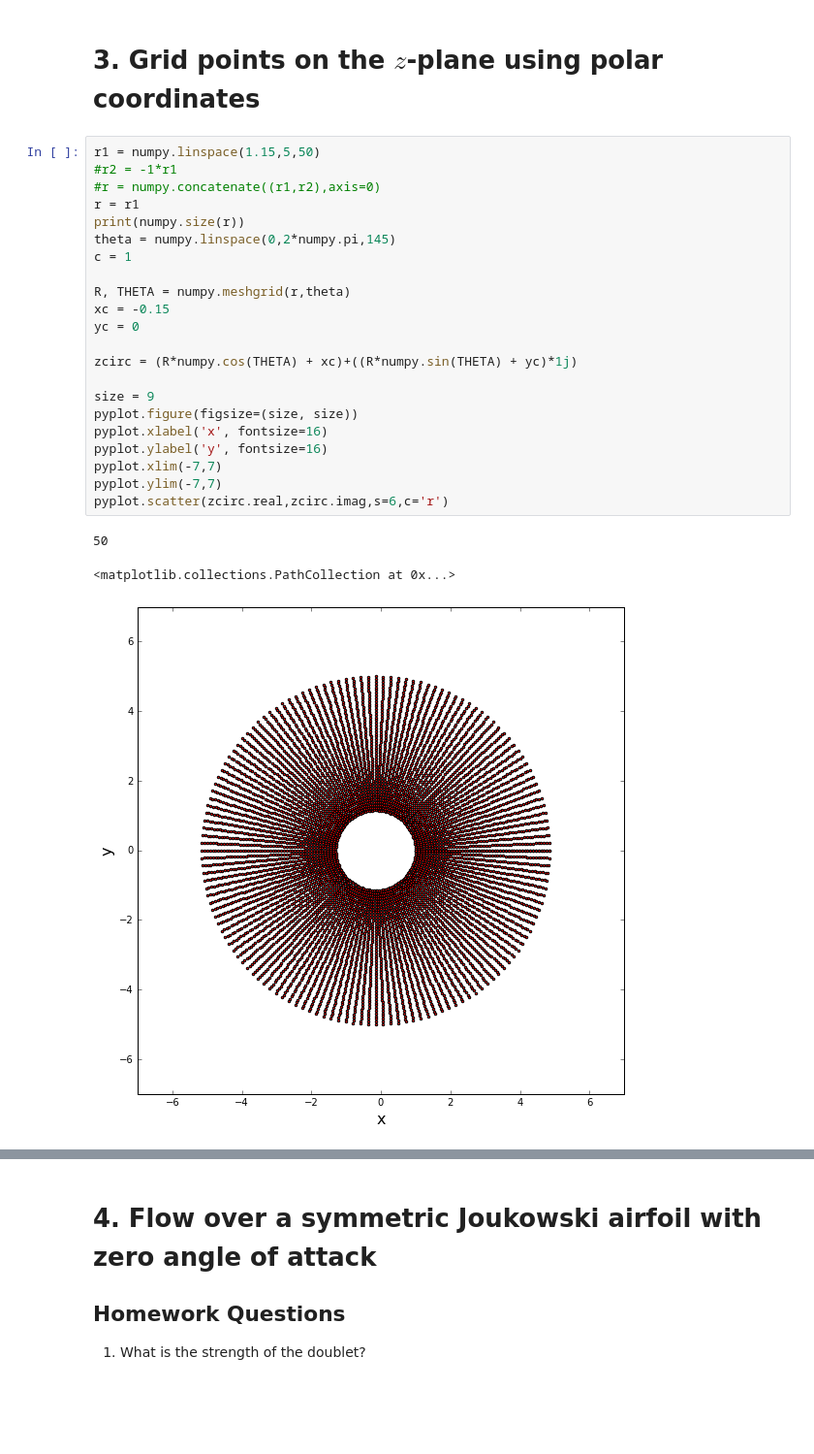
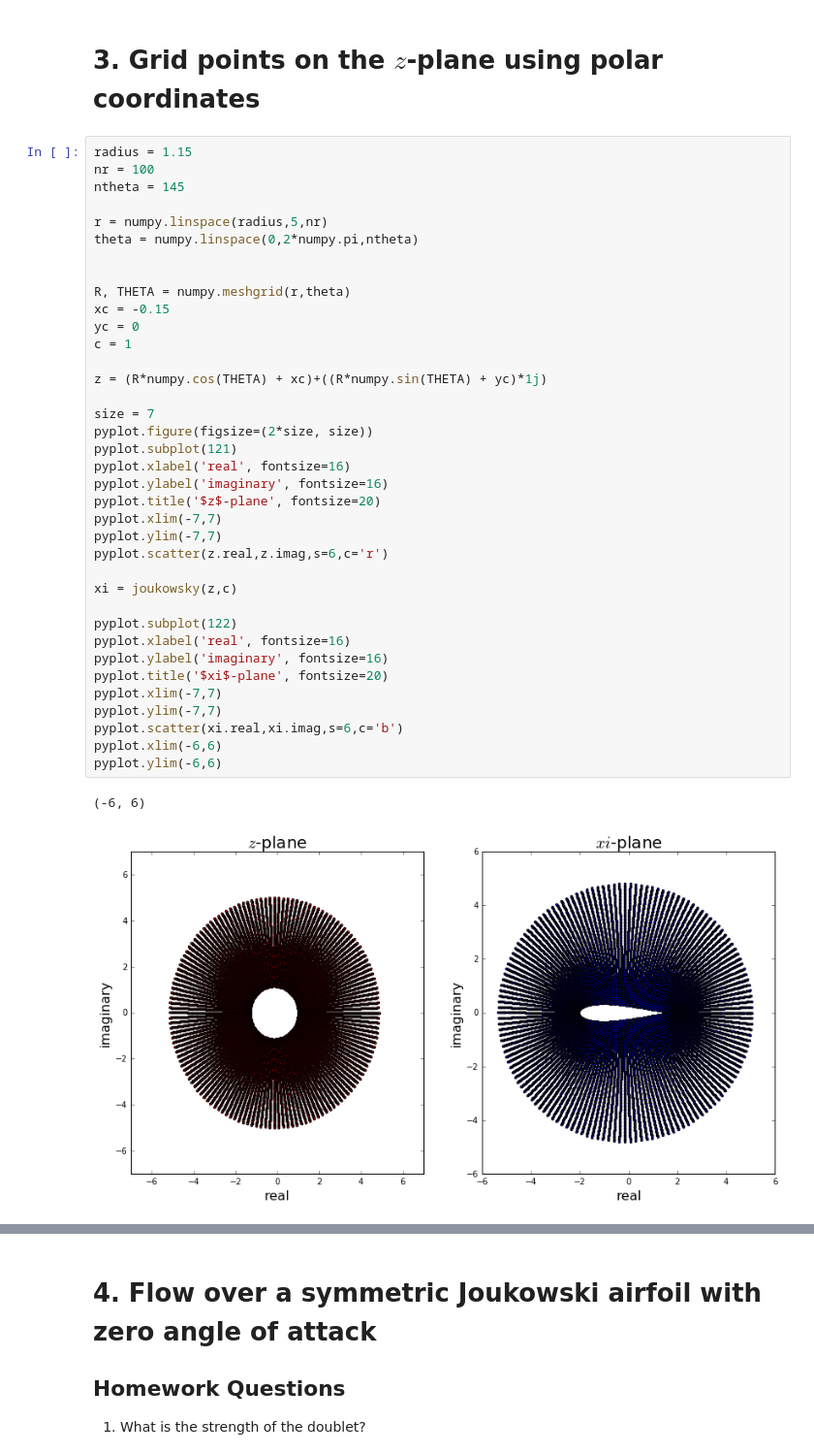
Before and after one commit to lpgleaves/mae6226-workspace, a Jupyter notebook: 06_Assignment_working.ipynb, the cells around one changed output, grey strips where cells are left out. Shown at 97% size. Saved outputs shown, nothing was run; the diff lists cells and outputs as text; blank space fills up the shorter version.

```diff
--- a/06_Assignment_working.ipynb
+++ b/06_Assignment_working.ipynb
@@ -98,28 +100,42 @@ pyplot.ylim(-3,3)
 # %% [markdown]
 # 3. Grid points on the $z$-plane using polar coordinates
 # %%
-r1 = numpy.linspace(1.15,5,50)
-#r2 = -1*r1
-#r = numpy.concatenate((r1,r2),axis=0)
-r = r1
-print(numpy.size(r))
-theta = numpy.linspace(0,2*numpy.pi,145)
-c = 1
+radius = 1.15
+nr = 100
+ntheta = 145
+
+r = numpy.linspace(radius,5,nr)
+theta = numpy.linspace(0,2*numpy.pi,ntheta)
+
 
 R, THETA = numpy.meshgrid(r,theta)
 xc = -0.15
 yc = 0
+c = 1
 
-zcirc = (R*numpy.cos(THETA) + xc)+((R*numpy.sin(THETA) + yc)*1j)
+z = (R*numpy.cos(THETA) + xc)+((R*numpy.sin(THETA) + yc)*1j)
 
-size = 9
-pyplot.figure(figsize=(size, size))
-pyplot.xlabel('x', fontsize=16)
-pyplot.ylabel('y', fontsize=16)
+size = 7
+pyplot.figure(figsize=(2*size, size))
+pyplot.subplot(121)
+pyplot.xlabel('real', fontsize=16)
+pyplot.ylabel('imaginary', fontsize=16)
+pyplot.title('$z$-plane', fontsize=20)
 pyplot.xlim(-7,7)
 pyplot.ylim(-7,7)
-pyplot.scatter(zcirc.real,zcirc.imag,s=6,c='r')
+pyplot.scatter(z.real,z.imag,s=6,c='r')
+
+xi = joukowsky(z,c)
+
+pyplot.subplot(122)
+pyplot.xlabel('real', fontsize=16)
+pyplot.ylabel('imaginary', fontsize=16)
+pyplot.title('$xi$-plane', fontsize=20)
+pyplot.xlim(-7,7)
+pyplot.ylim(-7,7)
+pyplot.scatter(xi.real,xi.imag,s=6,c='b')
+pyplot.xlim(-6,6)
+pyplot.ylim(-6,6)
 # %% [output]
-50
+(-6, 6)
-<matplotlib.collections.PathCollection at 0x...>
-[figure, old version]
+[figure, new version]
```
Also changed, not shown: parts of 14 cells of this notebook, 1 other file.
